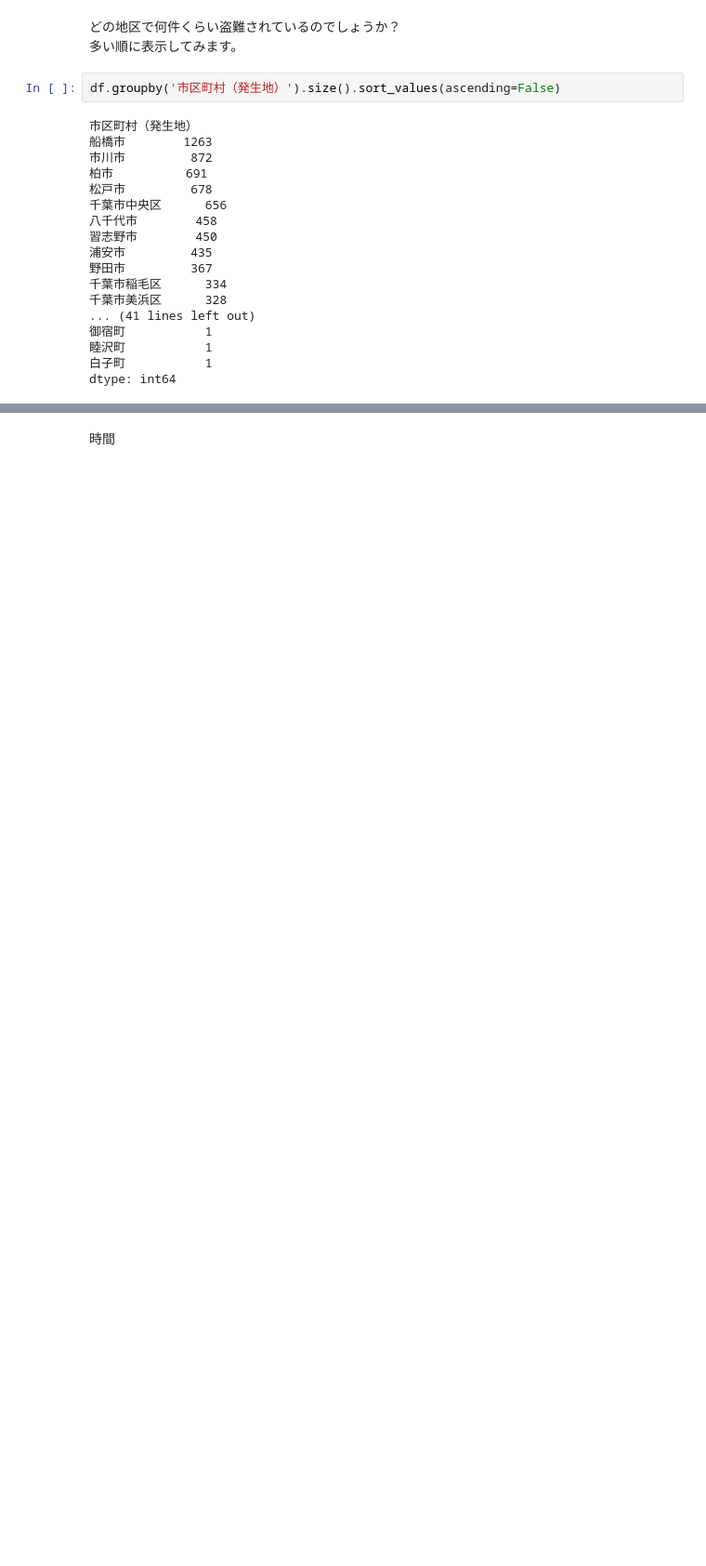
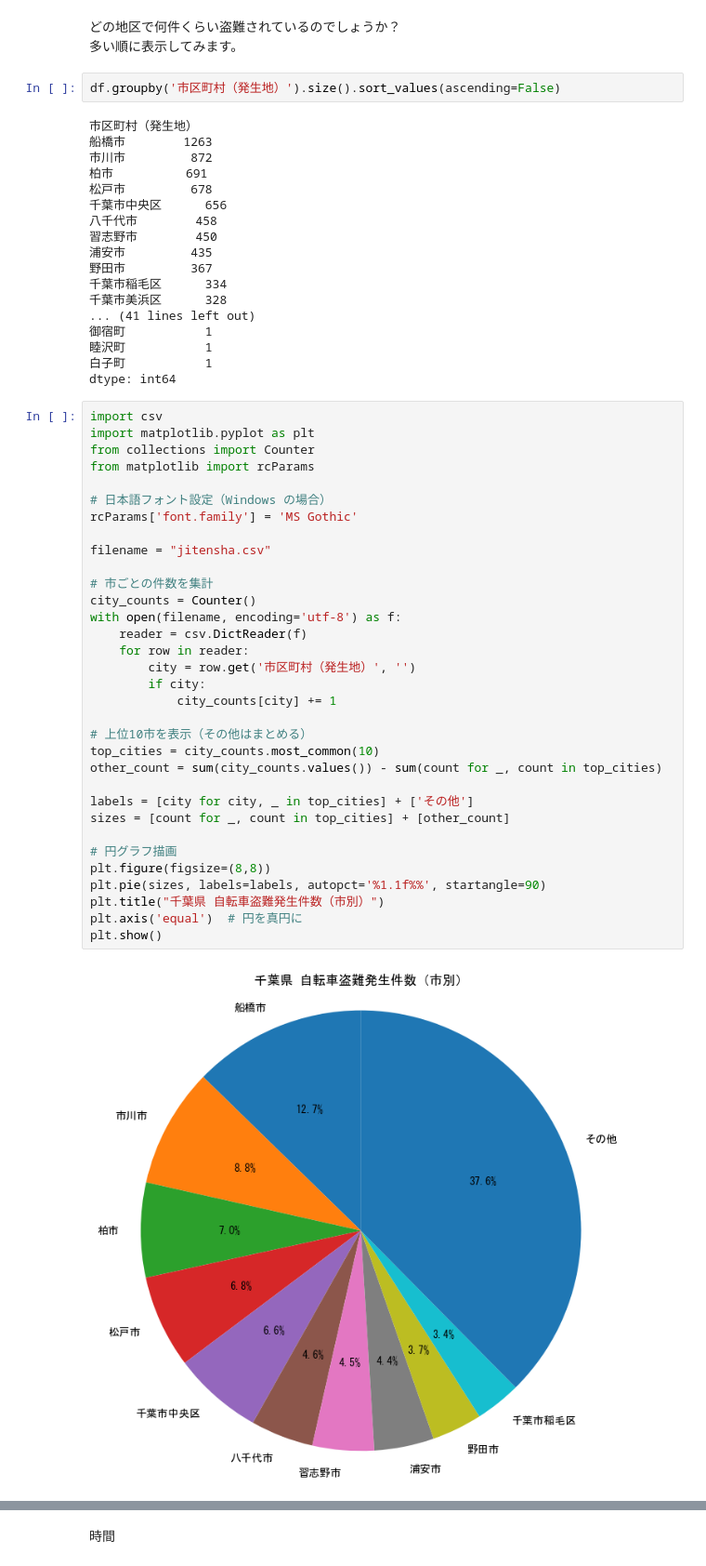
Before and after one commit to awano-kakeru/me, a Jupyter notebook: Week8/jitensha.ipynb, the cells around one changed output, grey strips where cells are left out. Shown at 93% size. Saved outputs shown, nothing was run; the diff lists cells and outputs as text; blank space fills up the shorter version.

Commit message:
jitensha.ipynb を更新

```diff
--- a/Week8/jitensha.ipynb
+++ b/Week8/jitensha.ipynb
@@ -36,3 +36,38 @@ df.groupby('市区町村（発生地）').size().sort_values(ascending=False)
 睦沢町           1
 白子町           1
 dtype: int64
+# %%
+import csv
+import matplotlib.pyplot as plt
+from collections import Counter
+from matplotlib import rcParams
+
+# 日本語フォント設定（Windows の場合）
+rcParams['font.family'] = 'MS Gothic'
+
+filename = "jitensha.csv"
+
+# 市ごとの件数を集計
+city_counts = Counter()
+with open(filename, encoding='utf-8') as f:
+    reader = csv.DictReader(f)
+    for row in reader:
+        city = row.get('市区町村（発生地）', '')
+        if city:
+            city_counts[city] += 1
+
+# 上位10市を表示（その他はまとめる）
+top_cities = city_counts.most_common(10)
+other_count = sum(city_counts.values()) - sum(count for _, count in top_cities)
+
+labels = [city for city, _ in top_cities] + ['その他']
+sizes = [count for _, count in top_cities] + [other_count]
+
+# 円グラフ描画
+plt.figure(figsize=(8,8))
+plt.pie(sizes, labels=labels, autopct='%1.1f%%', startangle=90)
+plt.title("千葉県 自転車盗難発生件数（市別）")
+plt.axis('equal')  # 円を真円に
+plt.show()
+# %% [output]
+[figure, added]
```
Also changed, not shown: parts of 6 cells of this notebook.
